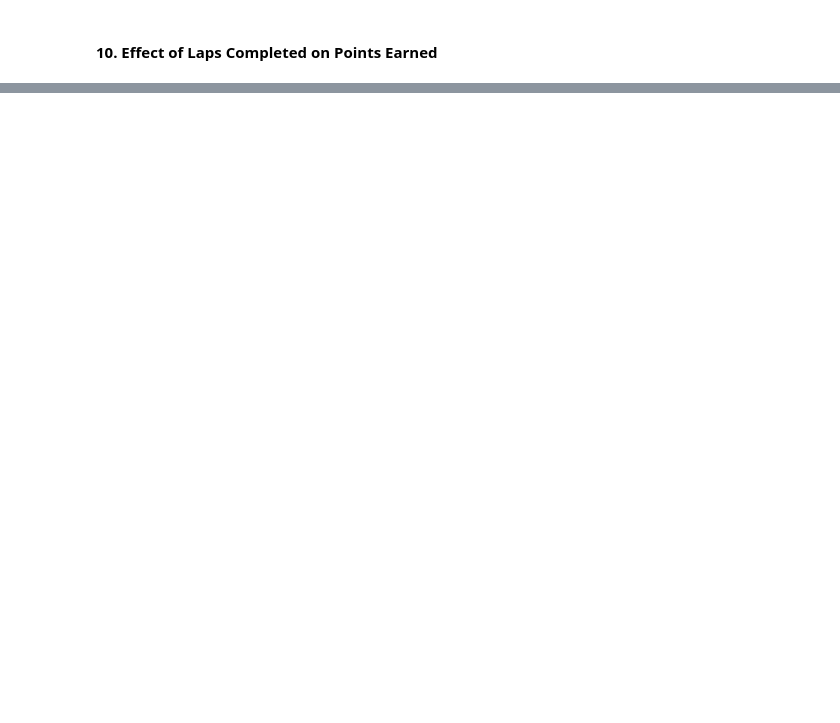
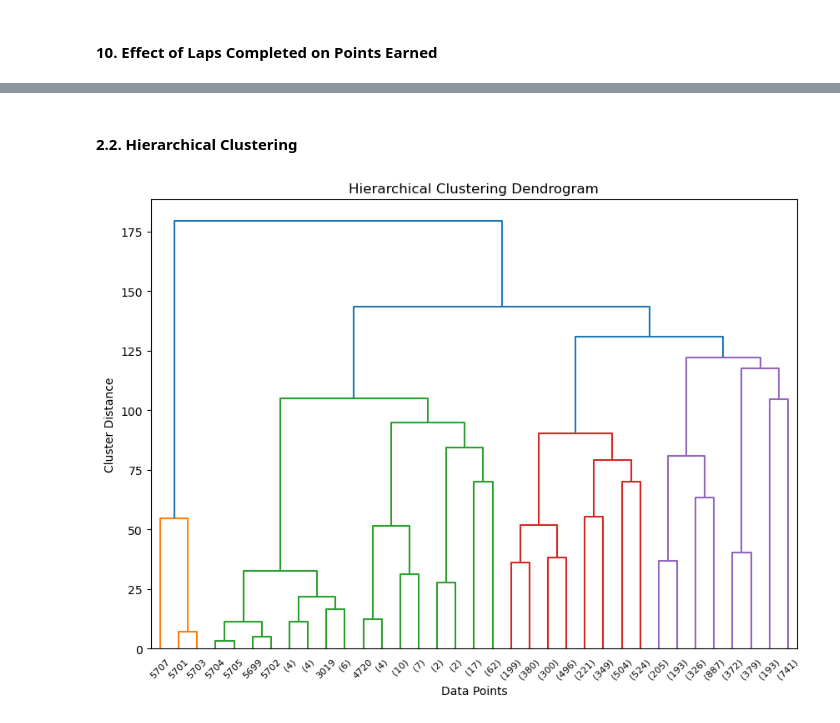
Before and after one commit to Sanjay71013/F1-Standings-Prediction, a Jupyter notebook: F1_Standings_prediction.ipynb, the cells around one changed output, grey strips where cells are left out. Cells and saved outputs as stored; diff of their text form; code cells hidden in the pictures; blank space fills up the shorter version.

```diff
--- a/F1_Standings_prediction.ipynb
+++ b/F1_Standings_prediction.ipynb
@@ -462,0 +565,19 @@ plt.show()
+# %%
+import pandas as pd
+import numpy as np
+import matplotlib.pyplot as plt
+import seaborn as sns
+from sklearn.cluster import KMeans, DBSCAN
+from sklearn.preprocessing import StandardScaler
+from scipy.cluster.hierarchy import dendrogram, linkage
+from sklearn.decomposition import PCA
+from sklearn.metrics import silhouette_score
+
+# Loading dataset
+df = pd.read_csv("cleaned_f1_data.csv")
+
+# Creating a binary label: 1 if Final Position is in top 3, else 0
+df["Top3"] = (df["Final Position"] <= 3).astype(int)
+
+# Removing the Final Position column for clustering (we save it separately)
+df_unlabeled = df.drop(columns=["Final Position", "Top3"])  # Keep only numeric features
@@ -462,0 +604,4 @@ plt.show()
+# %%
+# Normalizing the data
+scaler = StandardScaler()
+df_scaled = scaler.fit_transform(df_unlabeled)
@@ -462,0 +760,15 @@ plt.show()
+# %% [markdown]
+#### 2.2. Hierarchical Clustering
+# %%
+# Performing Hierarchical Clustering
+linked = linkage(df_scaled, method='ward')
+
+# Dendrogram Plot
+plt.figure(figsize=(10, 7))
+dendrogram(linked, truncate_mode='level', p=5)
+plt.title("Hierarchical Clustering Dendrogram")
+plt.xlabel("Data Points")
+plt.ylabel("Cluster Distance")
+plt.show()
+# %% [output]
+[figure, added]
```
Also changed, not shown: parts of 46 cells of this notebook.
